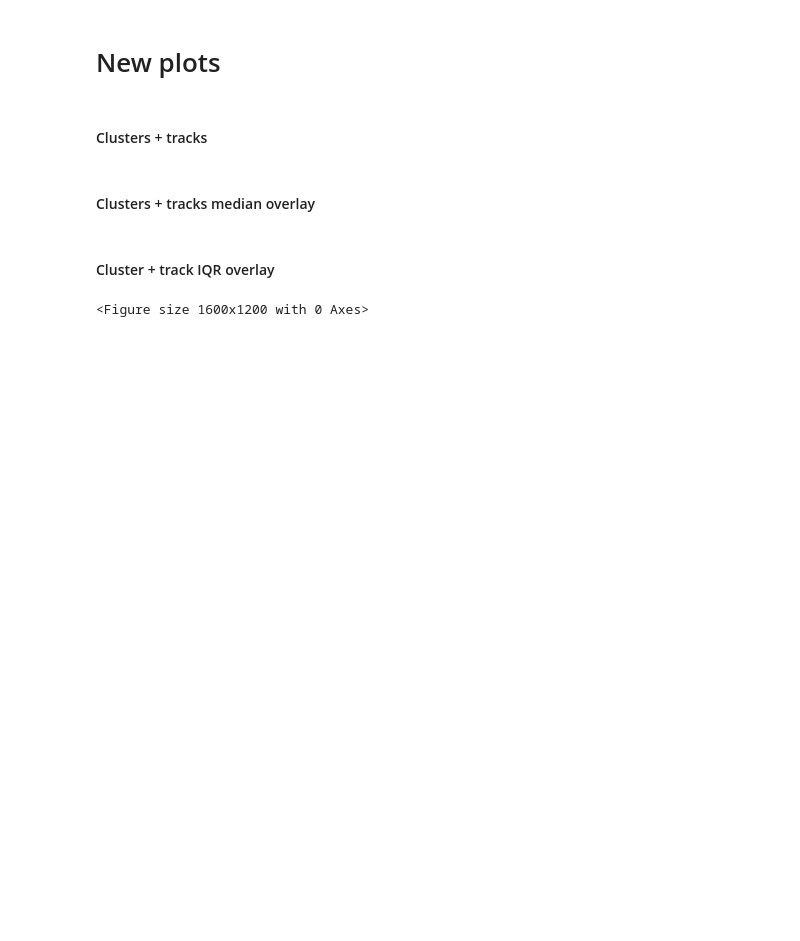
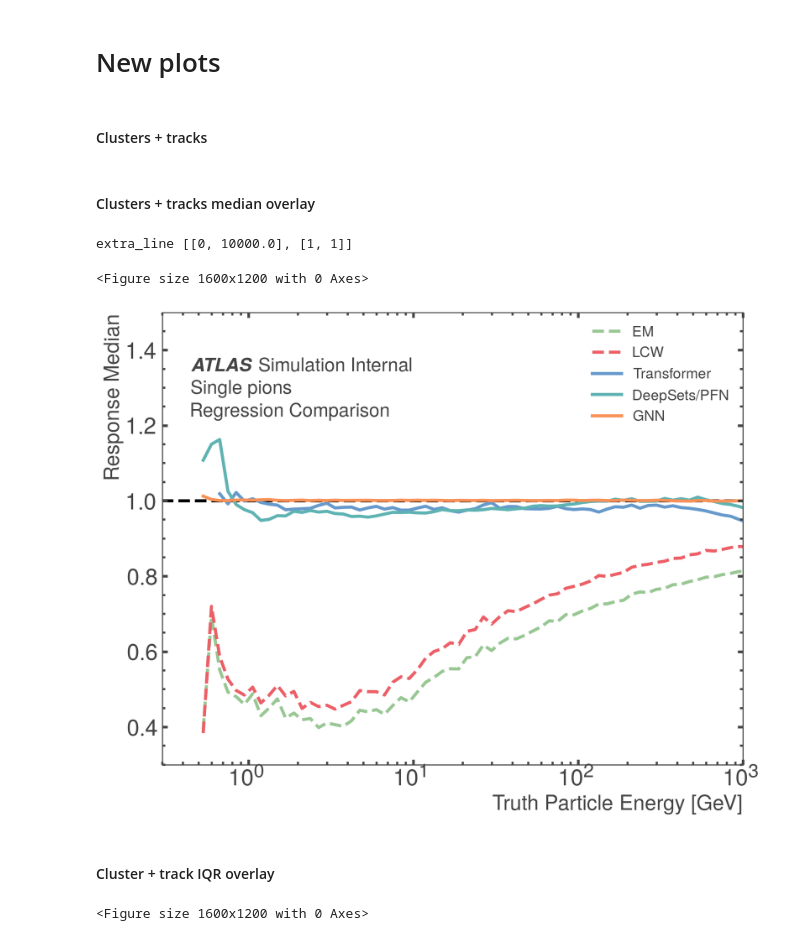
Before and after one commit to atlas-calo-ml/gn4pions_eastbay, a Jupyter notebook: analysis_example.ipynb, the cells around one changed output. Saved outputs shown, nothing was run; the diff lists cells and outputs as text; code cells hidden in the pictures; blank space fills up the shorter version.

```diff
--- a/analysis_example.ipynb
+++ b/analysis_example.ipynb
@@ -1182,41 +1170,45 @@ xcenter = median_em['xcenter']
 
 from scipy.signal import savgol_filter # for smoothing the PFN results due to stats difference
 
 
 median_2 = [
-#     median_em['response_median'][0,:],
-#     median_lcw['response_median'][0,:],
+    median_em['response_median'][0,:],
+    median_lcw['response_median'][0,:],
     median_transformer['response_median'][0,:],
     median_pfn['response_median'][0,:], # window size = 11, polynomial order 1
 #     median_gnn['response_median'][0,:],
 #     median_dnn['response_median'],
     median_gnn['response_median'][0,:],
 #     median_track,
       ]
 
 labels=[
-#     'EM', 'LCW',
+    'EM', 'LCW',
         'Transformer', 'DeepSets/PFN',
 #         'DNN',
         'GNN',
 #         'Mariel GNN',
 #         'Track',
        ]
 
 ### Response medians
 pu.lineOverlay(xcenter=xcenter, lines=median_2,
             labels=labels,
             xlabel = 'Truth Particle Energy [GeV]', ylabel = 'Response Median',
-#             figfile = 'pub_note_results/regress_response_medians_all.png',
-            y_max=1.2, y_min=.9,
+            figfile = 'pub_note_results/regress_response_medians_all.png',
+            y_max=1.5, y_min=.3,
                x_min = .3,
                colorgrouping=0,
             extra_lines= [[[0, 10e3], [1, 1]]],
             linestyles = ['dashed', 'dashed', 'solid', 'solid', 'solid', 'solid', 'solid',
                          ], # , 'dashed',],
-            atlas_x = 0.05, atlas_y = 0.85, simulation = True,
-            textlist = [{'x': 0.05, 'y': 0.775, 'text': 'Single $pions$'},
-                        {'x': 0.05, 'y': 0.725,  'text': 'Regression Comparison'}])
+            atlas_x = 0.05, atlas_y = 0.9, simulation = True,
+            textlist = [{'x': 0.05, 'y': 0.82, 'text': 'Single $pions$'},
+                        {'x': 0.05, 'y': 0.77,  'text': 'Regression Comparison'}])
+# %% [output]
+extra_line [[0, 10000.0], [1, 1]]
+<Figure size 1600x1200 with 0 Axes>
+[figure, added]
 # %% [markdown]
 #### Cluster + track IQR overlay
 # %%
```
Also changed, not shown: parts of 15 cells of this notebook, 8 other files.
